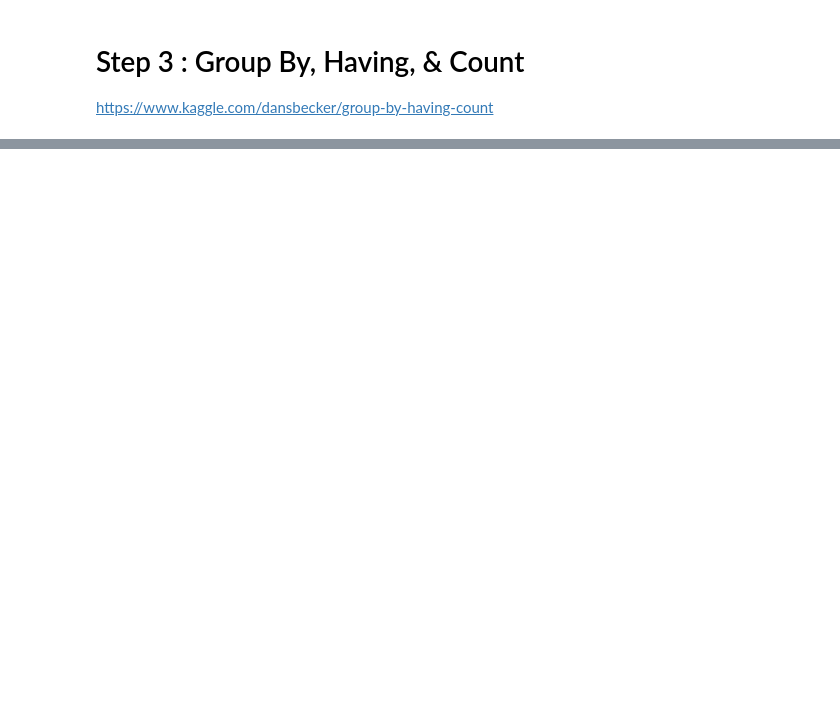
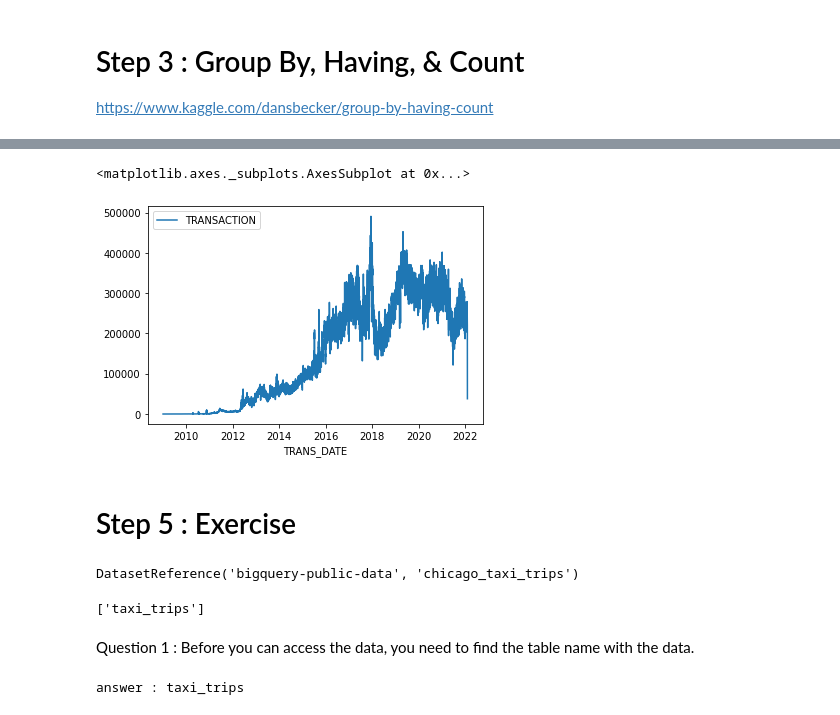
Before and after one commit to bobblee/Kaggle, a Jupyter notebook: Intro_To_SQL_Using_BigQuery.ipynb, the cells around one changed output, grey strips where cells are left out. Drawn from its saved outputs; the diff is of its cells as text; code cells hidden in the pictures; blank space fills up the shorter version.

```diff
--- a/Intro_To_SQL_Using_BigQuery.ipynb
+++ b/Intro_To_SQL_Using_BigQuery.ipynb
@@ -222,0 +385,10 @@ https://www.kaggle.com/dansbecker/group-by-having-count
+# %%
+# Set up the query (cancel the query if it would use too much of
+# your quota, with the limit set to 10 GB (10**10))
+client = bigquery.Client(project = secret_project_id)
+
+size_config = bigquery.QueryJobConfig(maximum_bytes_billed=10**10)
+s3_query_job = client.query(most_comments_query, job_config=size_config)
+
+most_comments = s3_query_job.to_dataframe()
+most_comments.head()
@@ -222,0 +638,21 @@ https://www.kaggle.com/dansbecker/group-by-having-count
+# %%
+s5_query =  """
+               WITH TIME AS (
+               SELECT
+                     DATE(block_timestamp) as TRANS_DATE
+               FROM `bigquery-public-data.crypto_bitcoin.transactions`
+               )
+               SELECT
+                   TRANS_DATE
+                  ,COUNT(1) as TRANSACTION
+               FROM TIME
+               GROUP BY
+                   TRANS_DATE
+               ORDER BY
+                   TRANS_DATE DESC
+               """
+size_config = bigquery.QueryJobConfig(maximum_bytes_billed=10**10)
+s5_query_job = client.query(s5_query, job_config=size_config)
+
+Block_date_check_df = s5_query_job.to_dataframe()
+Block_date_check_df.head()
@@ -222,0 +666,28 @@ https://www.kaggle.com/dansbecker/group-by-having-count
+# %%
+Block_date_check_df.set_index('TRANS_DATE').plot()
+# %% [output]
+<matplotlib.axes._subplots.AxesSubplot at 0x...>
+[figure, added]
+# %% [markdown]
+# Step 5 : Exercise
+# %%
+s5_ex_client = bigquery.Client(project="bigquery-public-data")
+s5_ex_dataset_ref = s5_ex_client.dataset("chicago_taxi_trips")
+print(s5_ex_dataset_ref)
+# %% [output]
+DatasetReference('bigquery-public-data', 'chicago_taxi_trips')
+# %%
+#API request - fetch the dataset
+s5_ex_dataset = s5_ex_client.get_dataset(s5_ex_dataset_ref)
+
+s5_ex_tables = list(s5_ex_client.list_tables(s5_ex_dataset))
+table_names = [table.table_id for table in s5_ex_tables]
+print(table_names)
+# %% [output]
+['taxi_trips']
+# %% [markdown]
+Question 1 : Before you can access the data, you need to find the table name with the data.
+# %%
+print(f"answer : {table_names[0]}")
+# %% [output]
+answer : taxi_trips
```
Also changed, not shown: parts of 74 cells of this notebook.
